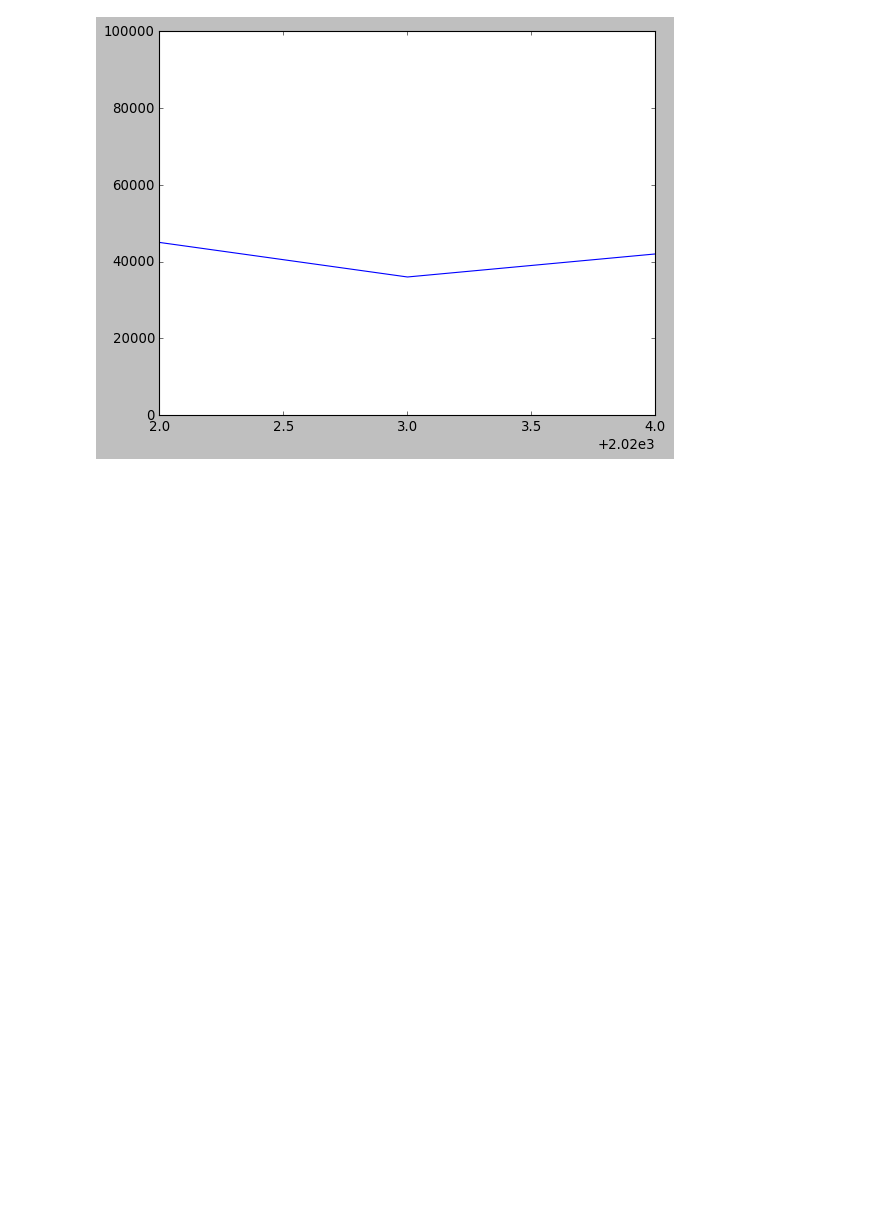
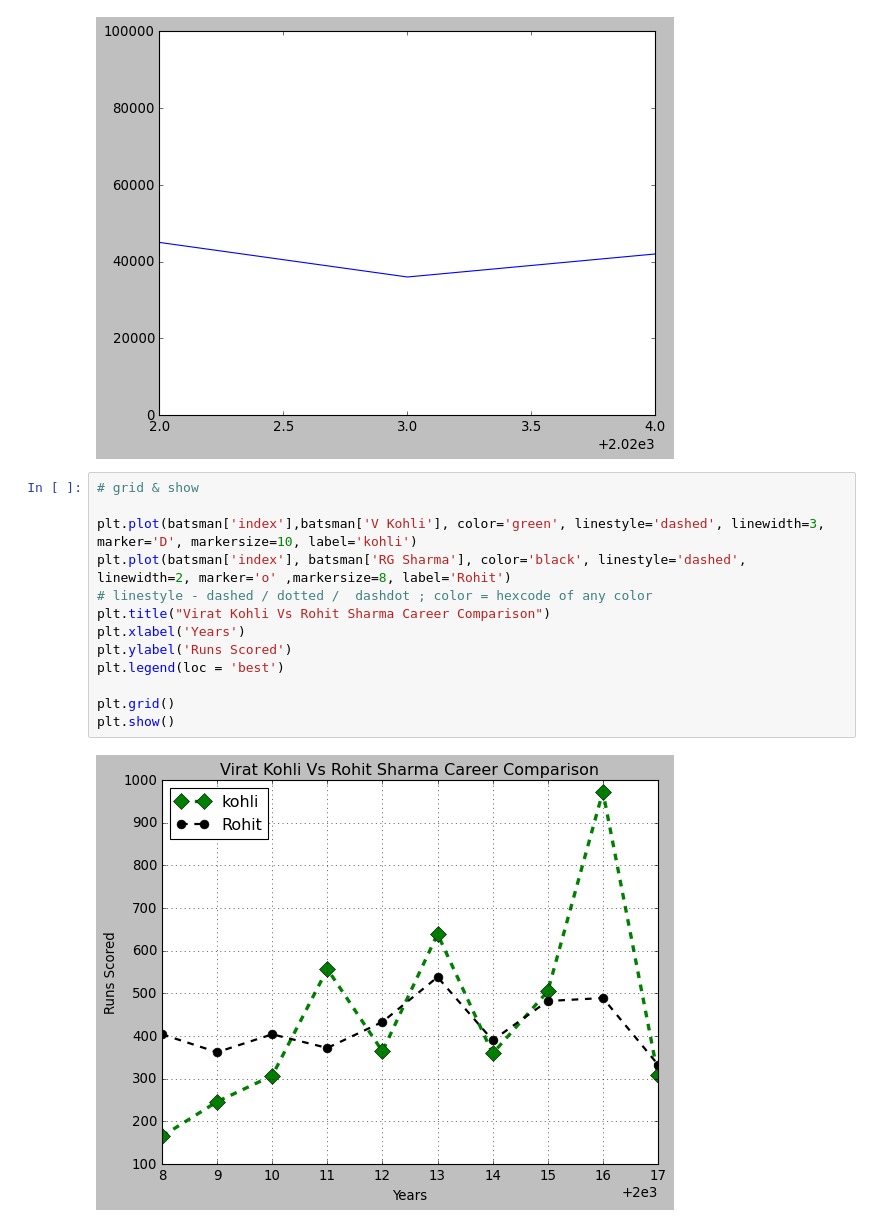
Before and after one commit to kirtic921/Matplotlib, a Jupyter notebook: plt1.ipynb, the cells around one changed output. Saved outputs shown, nothing was run; the diff lists cells and outputs as text; blank space fills up the shorter version.

Commit message:
grid and show

```diff
--- a/plt1.ipynb
+++ b/plt1.ipynb
@@ -80,3 +80,18 @@ plt.xlim(2022,2024)
 # %% [output]
 (2022.0, 2024.0)
 [figure]
+# %%
+# grid & show
+
+plt.plot(batsman['index'],batsman['V Kohli'], color='green', linestyle='dashed', linewidth=3, marker='D', markersize=10, label='kohli')
+plt.plot(batsman['index'], batsman['RG Sharma'], color='black', linestyle='dashed', linewidth=2, marker='o' ,markersize=8, label='Rohit')
+# linestyle - dashed / dotted /  dashdot ; color = hexcode of any color
+plt.title("Virat Kohli Vs Rohit Sharma Career Comparison")
+plt.xlabel('Years')
+plt.ylabel('Runs Scored')
+plt.legend(loc = 'best')
+
+plt.grid()
+plt.show()
+# %% [output]
+[figure, added]
```
